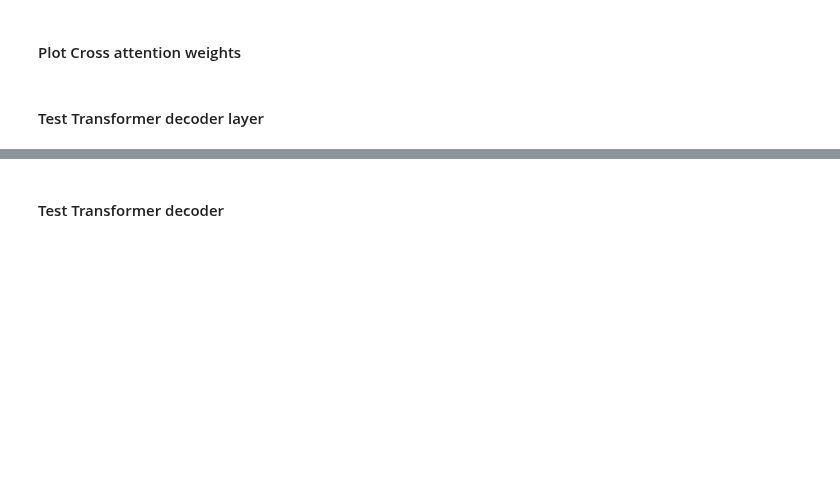
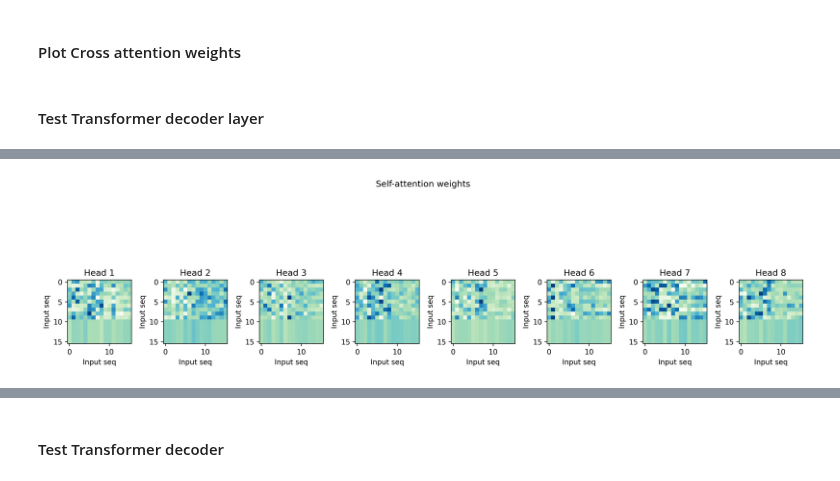
Before and after one commit to dric2018/smf_be, a Jupyter notebook: notebooks/Model.ipynb, the cells around one changed output, grey strips where cells are left out. Cells and saved outputs as stored; diff of their text form; code cells hidden in the pictures; blank space fills up the shorter version.

```diff
--- a/notebooks/Model.ipynb
+++ b/notebooks/Model.ipynb
@@ -451,0 +516,4 @@ Wall time: 1.33 ms
+# %%
+plot_attention(cross_attn_ws_seq)
+# %% [output]
+[figure, added]
```
Also changed, not shown: parts of 52 cells of this notebook, 11 other files.
